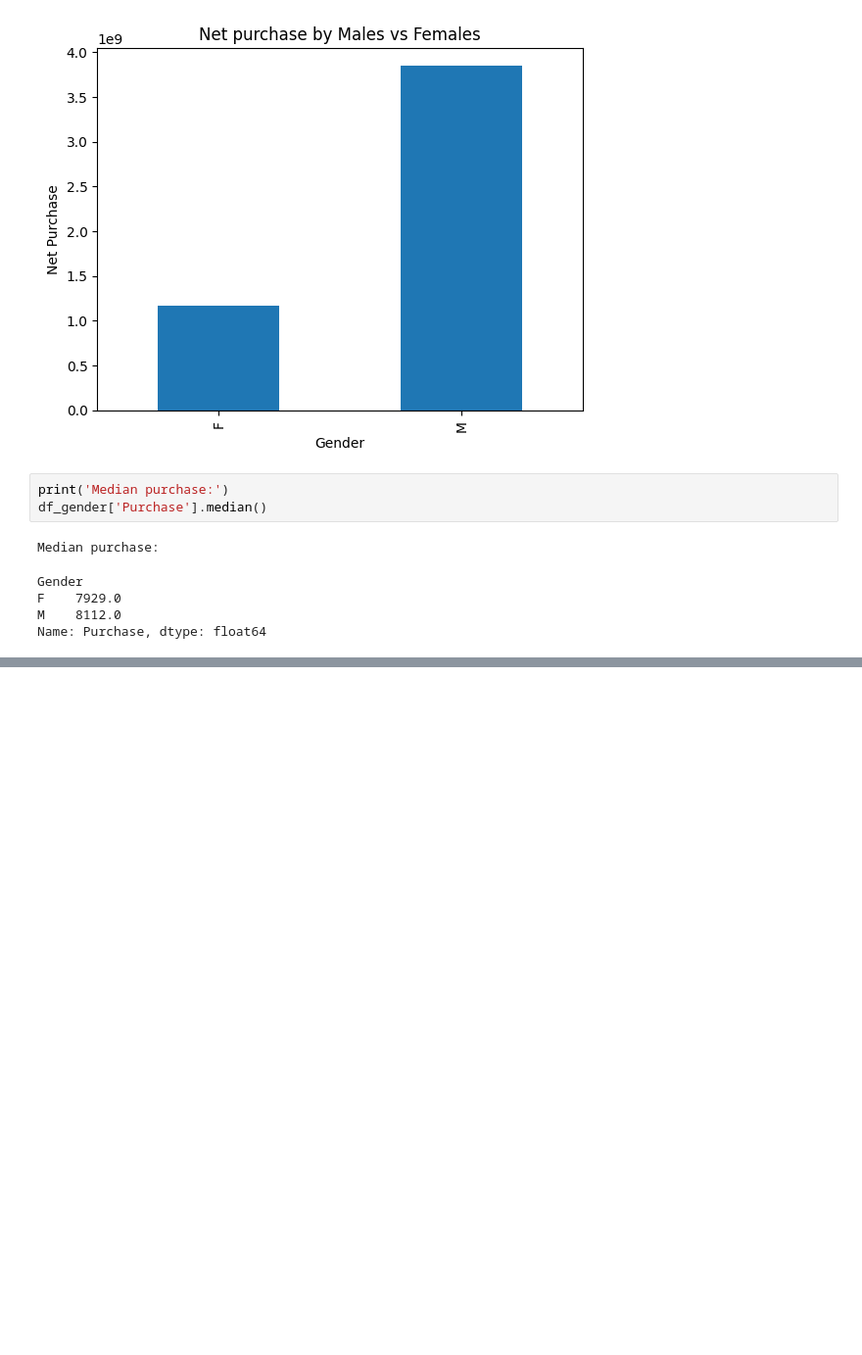
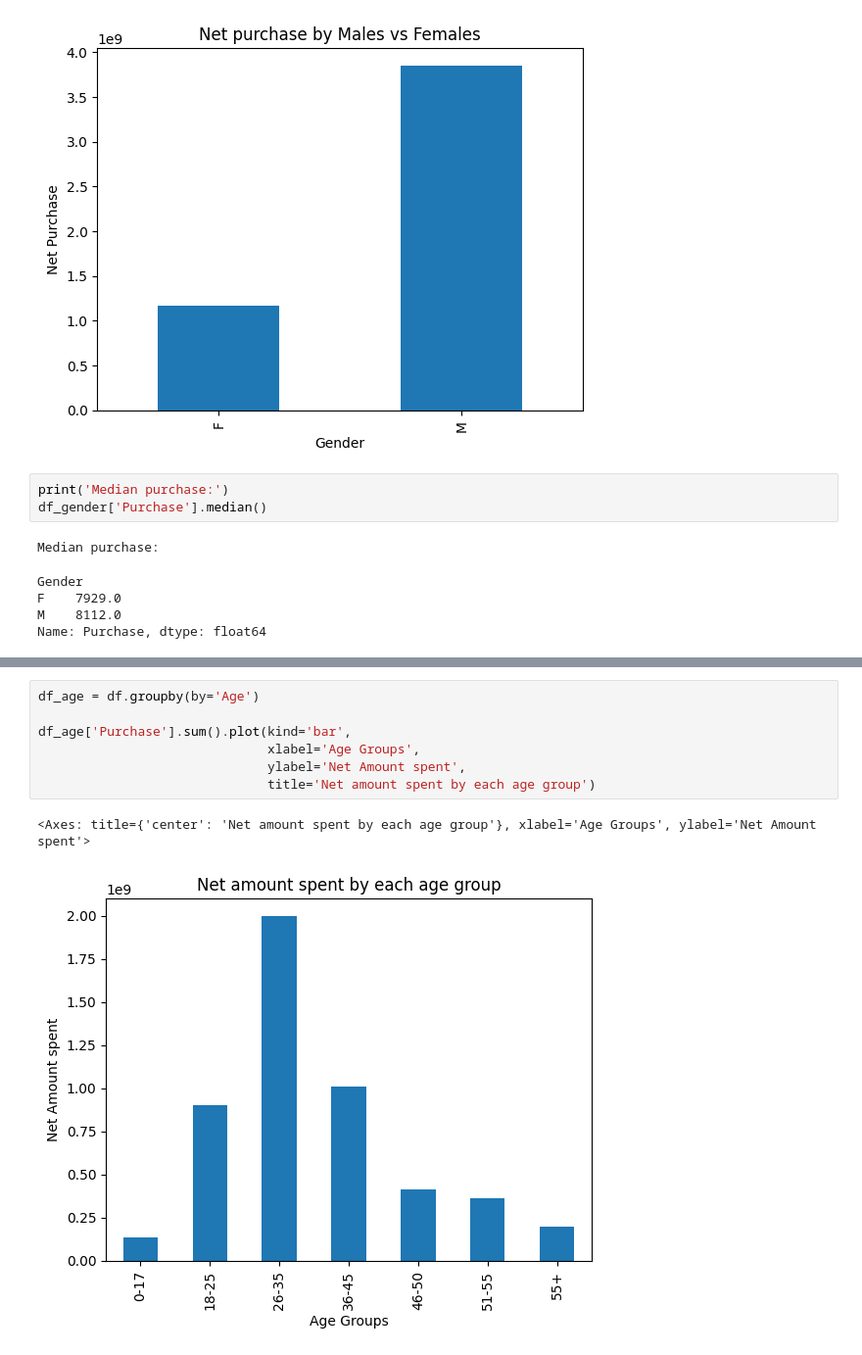
Before and after one commit to rishikeshpaulcode/Black-Friday-Sales-Analysis, a Jupyter notebook: black-friday-sales-analysis.ipynb, the cells around one changed output, grey strips where cells are left out. Shown at 98% size. Drawn from its saved outputs; the diff is of its cells as text; blank space fills up the shorter version.

```diff
--- a/black-friday-sales-analysis.ipynb
+++ b/black-friday-sales-analysis.ipynb
@@ -257,0 +296,10 @@ df_gender['Purchase'].median().plot(kind='bar',
+# %%
+df_age = df.groupby(by='Age')
+
+df_age['Purchase'].sum().plot(kind='bar',
+                              xlabel='Age Groups',
+                              ylabel='Net Amount spent',
+                              title='Net amount spent by each age group')
+# %% [output]
+<Axes: title={'center': 'Net amount spent by each age group'}, xlabel='Age Groups', ylabel='Net Amount spent'>
+[figure, added]
```
Also changed, not shown: parts of 9 cells of this notebook.
